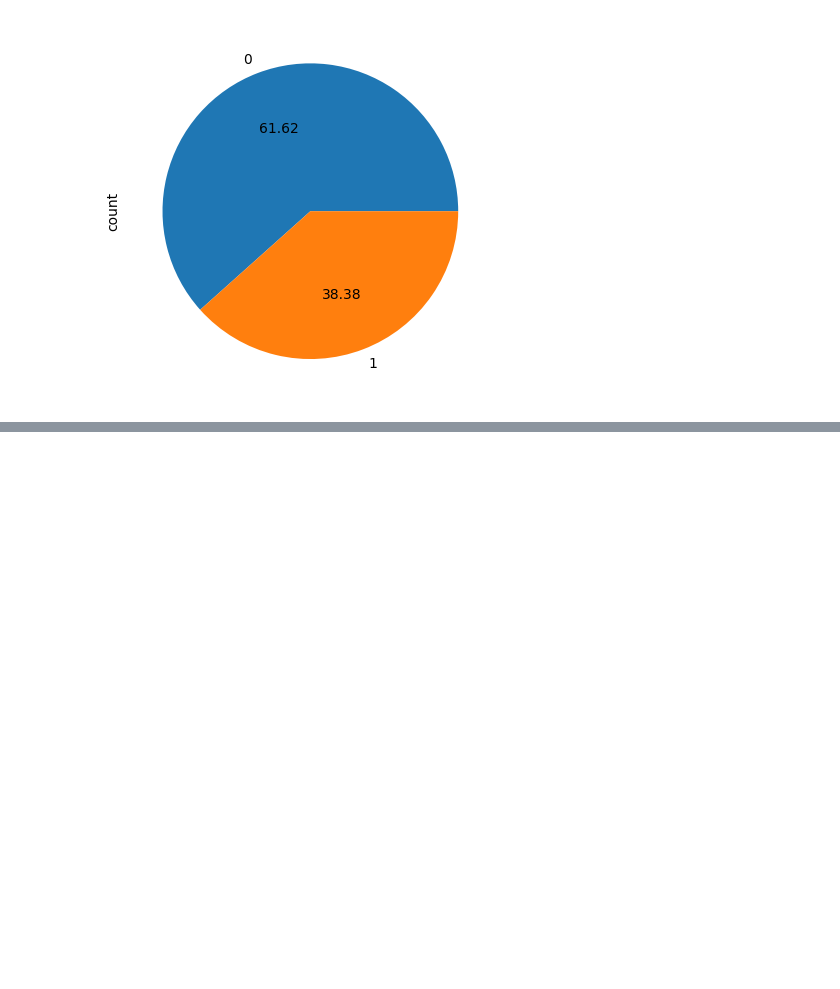
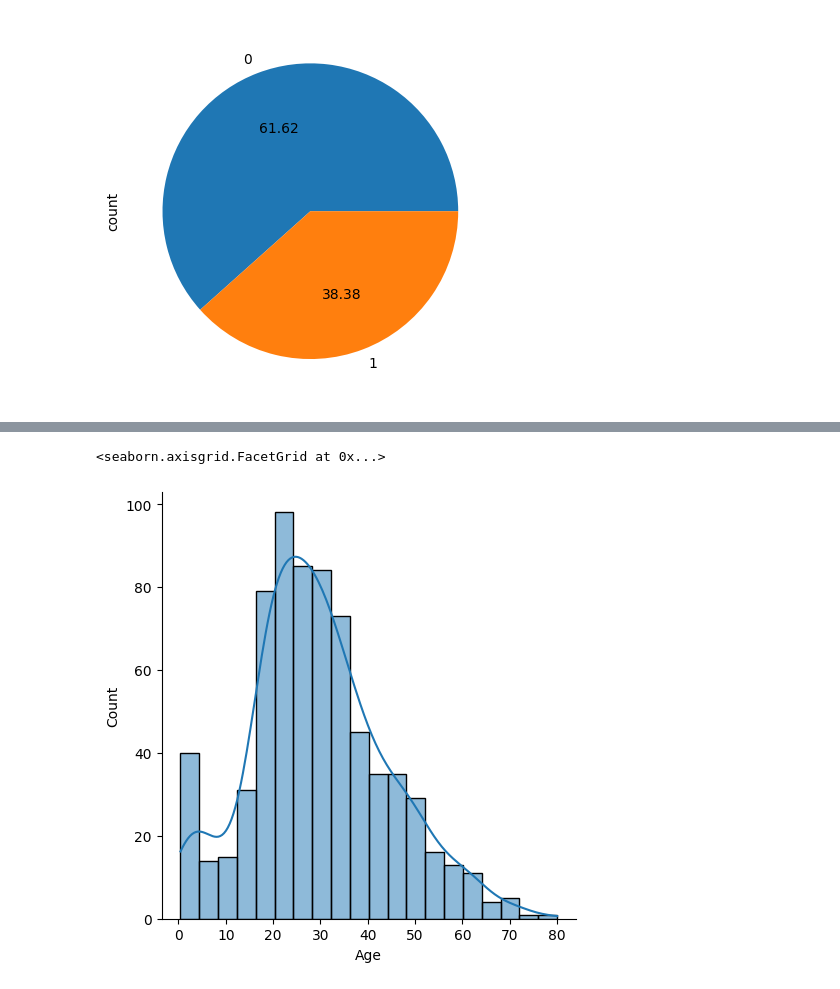
Before and after one commit to Salmanfarsi2561/PYTHON_ML, a Jupyter notebook: EDA/univariate.ipynb, the cells around one changed output, grey strips where cells are left out. Drawn from its saved outputs; the diff is of its cells as text; code cells hidden in the pictures; blank space fills up the shorter version.

```diff
--- a/EDA/univariate.ipynb
+++ b/EDA/univariate.ipynb
@@ -28,0 +39,6 @@ df['Survived'].value_counts().plot(kind='pie',autopct='%.2f')
+# %%
+#DISTPLOT
+sns.displot(df['Age'], kde=True)
+# %% [output]
+<seaborn.axisgrid.FacetGrid at 0x...>
+[figure, added]
```
Also changed, not shown: parts of 1 cell of this notebook.
